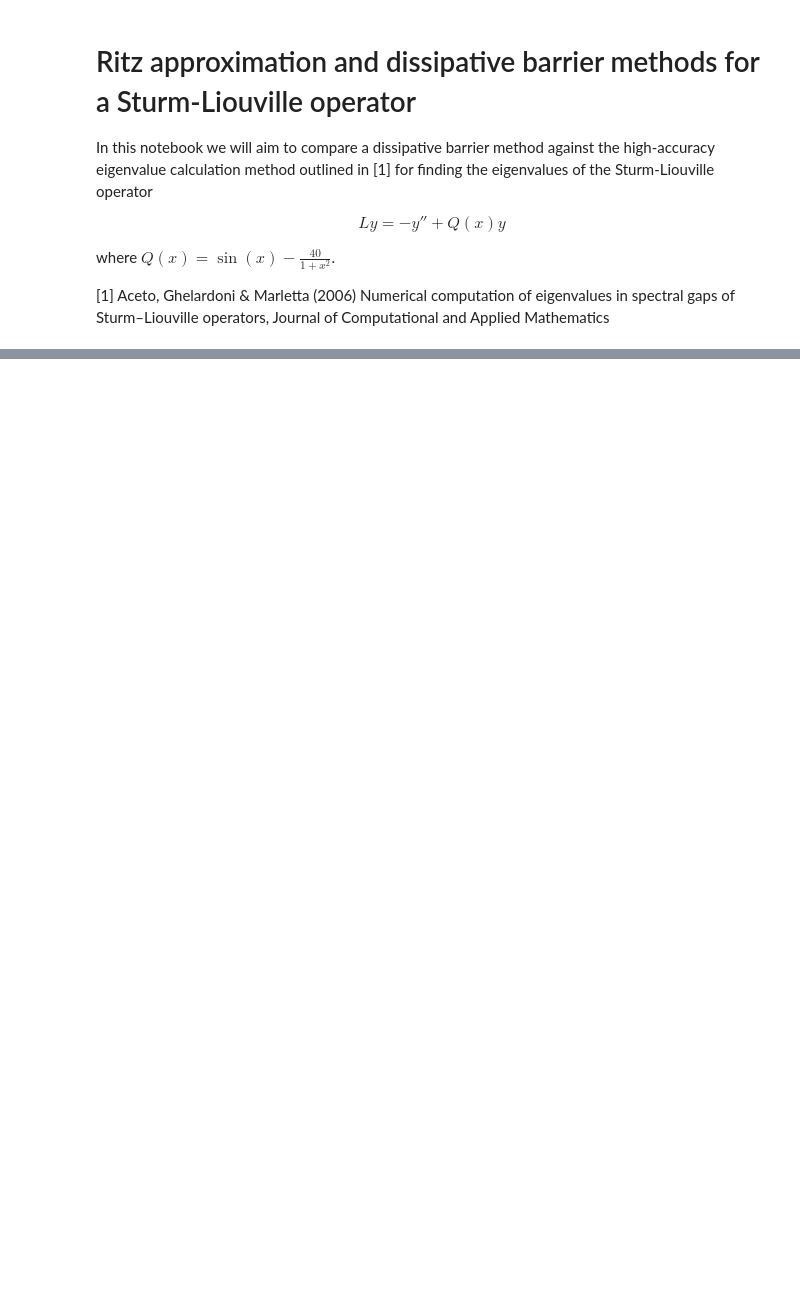
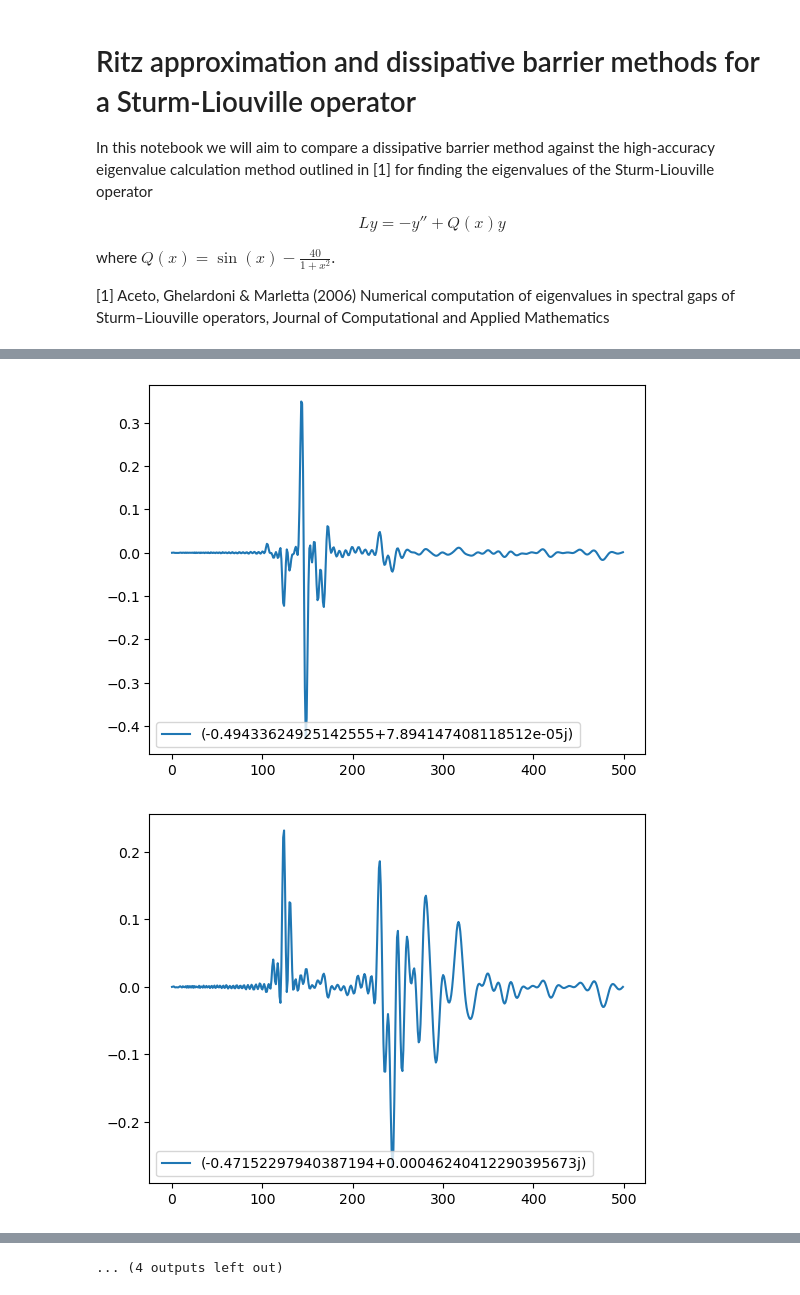
Before and after one commit to alexhroom/thesis, a Jupyter notebook: 30 Code/notebooks/sturmliouville_dbms.ipynb, the cells around one changed output, grey strips where cells are left out. Drawn from its saved outputs; the diff is of its cells as text; code cells hidden in the pictures; blank space fills up the shorter version.

```diff
--- a/30 Code/notebooks/sturmliouville_dbms.ipynb
+++ b/30 Code/notebooks/sturmliouville_dbms.ipynb
@@ -85,7 +87,29 @@ plot(rusl_dbm, dbm=0.95)
-# %%
-rusl_dbm = {}
-for i in tqdm(range(50, 275, 50)):
-    rusl_dbm[i] = sturm_liouville_halfline(potential, i, 250, alpha=np.pi/8, dbm=(lambda x: x<=200))
-
-plot(rusl_dbm)
-plot(rusl_dbm, dbm=0.95)
+# %%
+rusl_eigpairs = sturm_liouville_halfline(potential, 200, 250, alpha=np.pi/8, dbm=(lambda x: x<=100), returns='vectors')
+strange_vals = rusl_eigpairs.filter(lambda x: x.real < -0.3784 and x.real > -0.5 and x.imag < 0.1)
+good_vals = rusl_eigpairs.filter(lambda x: x.real < -0.3784 and x.real > -0.5 and x.imag > 0.95)
+ground_state = rusl_eigpairs.filter(lambda x: x==min(list(rusl_eigpairs.data.keys())))
+# %%
+from specpol.common import laguerre
+def disc_eigfunc(vec):
+    def eigfunc(x):
+        return sum(weight * laguerre(i, 0, x) * np.exp(-x/2) for i, weight in enumerate(vec, start=0))
+    return [eigfunc(x) for x in np.linspace(0, 500, 500)]
+
+for val, vec in strange_vals.items():
+    plt.plot(disc_eigfunc(vec), label=f'{val}')
+    plt.legend()
+    plt.show()
+
+for val, vec in good_vals.items():
+    plt.plot(disc_eigfunc(vec), label=f'{val}', color='orange')
+    plt.legend()
+    plt.show()
+
+for val, vec in ground_state.items():
+    plt.plot(disc_eigfunc(vec), label=f'{val}', color='green')
+    plt.legend()
+    plt.show()
+# %% [output]
+[figure, added]
+[figure, added]
@@ -91,0 +126 @@ plot(rusl_dbm, dbm=0.95)
+... (4 outputs left out)
```
Also changed, not shown: parts of 3 cells of this notebook, 20 other files.
